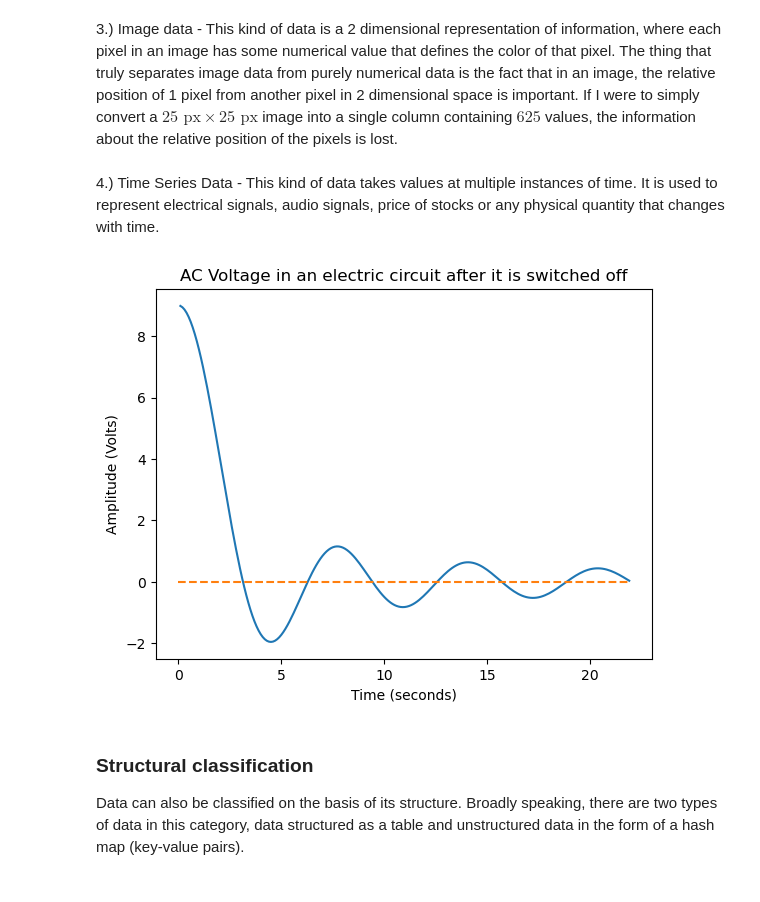
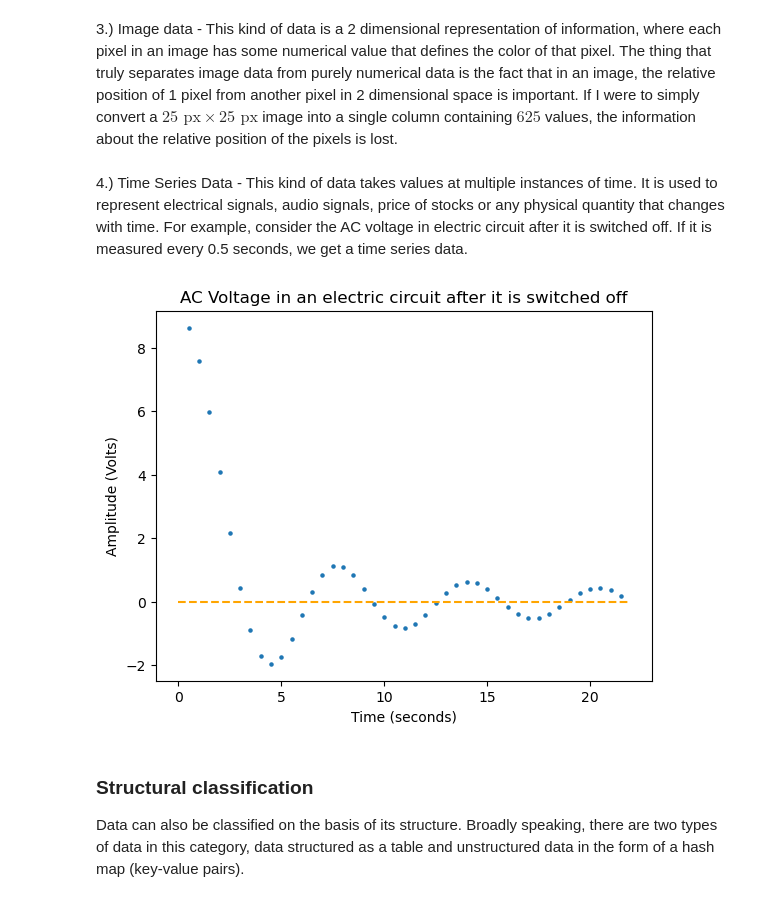
Before and after one commit to NishuGarg5001/DataScience, a Jupyter notebook: src/Data_Science.ipynb, the cells around one changed output. Drawn from its saved outputs; the diff is of its cells as text; code cells hidden in the pictures.

```diff
--- a/src/Data_Science.ipynb
+++ b/src/Data_Science.ipynb
@@ -53,16 +53,16 @@ pd.DataFrame(data={"Student ID":[5001, 5002, 5003], "Blood Group":["O+", "O+", "
 # %%
 #WIP for image data
 # %% [markdown]
-4.) Time Series Data - This kind of data takes values at multiple instances of time. It is used to represent electrical signals, audio signals, price of stocks or any physical quantity that changes with time.
+4.) Time Series Data - This kind of data takes values at multiple instances of time. It is used to represent electrical signals, audio signals, price of stocks or any physical quantity that changes with time. For example, consider the AC voltage in electric circuit after it is switched off. If it is measured every 0.5 seconds, we get a time series data.
 # %%
-plt.plot(np.arange(0, 7*np.pi, 0.1), (9.0*np.sin(np.arange(0, 7*np.pi, 0.1)))/(np.arange(0, 7*np.pi, 0.1)))
-plt.plot(np.arange(0, 7*np.pi, 0.1), 0*np.arange(0, 7*np.pi, 0.1), linestyle="--", linewidth=1.5)
+plt.scatter(np.arange(0, 7*np.pi, 0.5), (9.0*np.sin(np.arange(0, 7*np.pi, 0.5)))/(np.arange(0, 7*np.pi, 0.5)), s=5)
+plt.plot(np.arange(0, 7*np.pi, 0.1), 0*np.arange(0, 7*np.pi, 0.1), linestyle="--", linewidth=1.5, color="orange")
 plt.xlabel("Time (seconds)")
 plt.ylabel("Amplitude (Volts)")
 plt.title("AC Voltage in an electric circuit after it is switched off")
 plt.show()
 # %% [output]
-[figure, old version]
+[figure, new version]
 # %% [markdown]
 ### Structural classification
 Data can also be classified on the basis of its structure. Broadly speaking, there are two types of data in this category, data structured as a table and unstructured data in the form of a hash map (key-value pairs).
```
Also changed, not shown: parts of 6 cells of this notebook.
